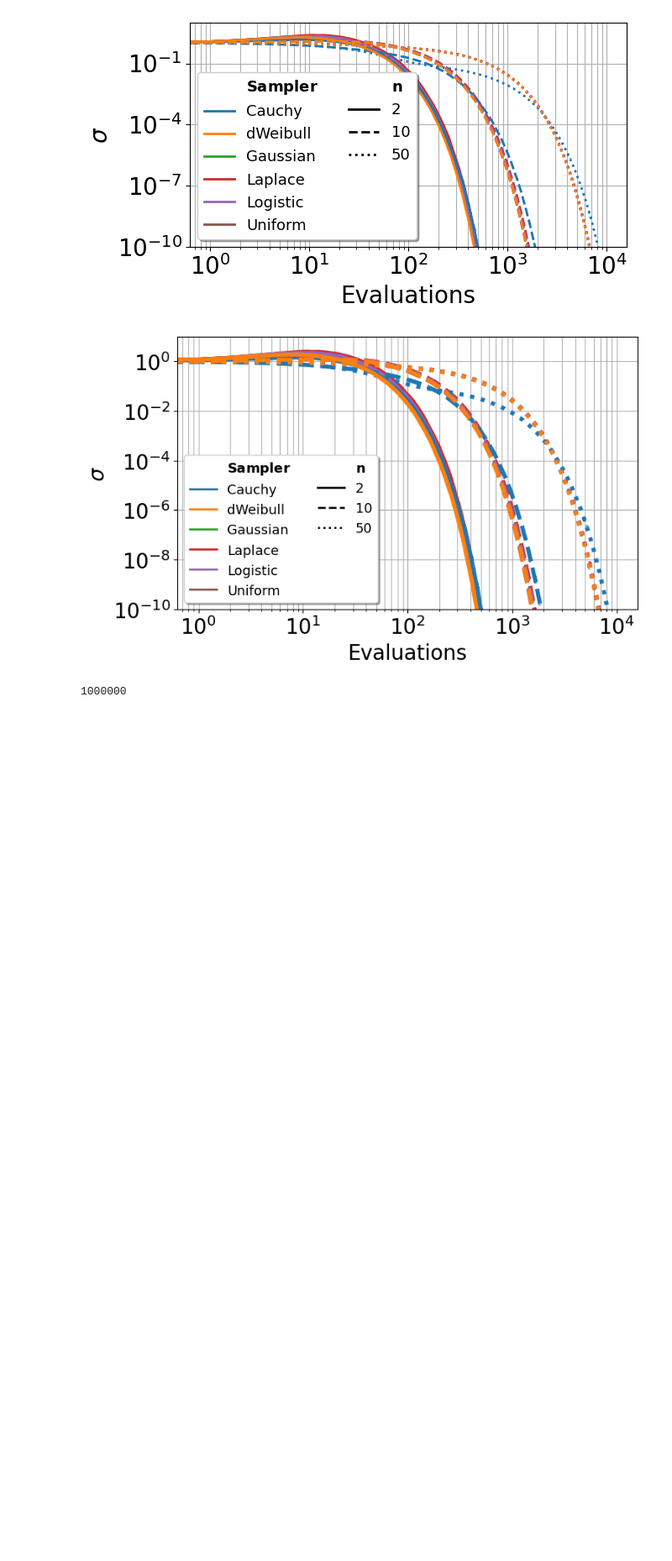
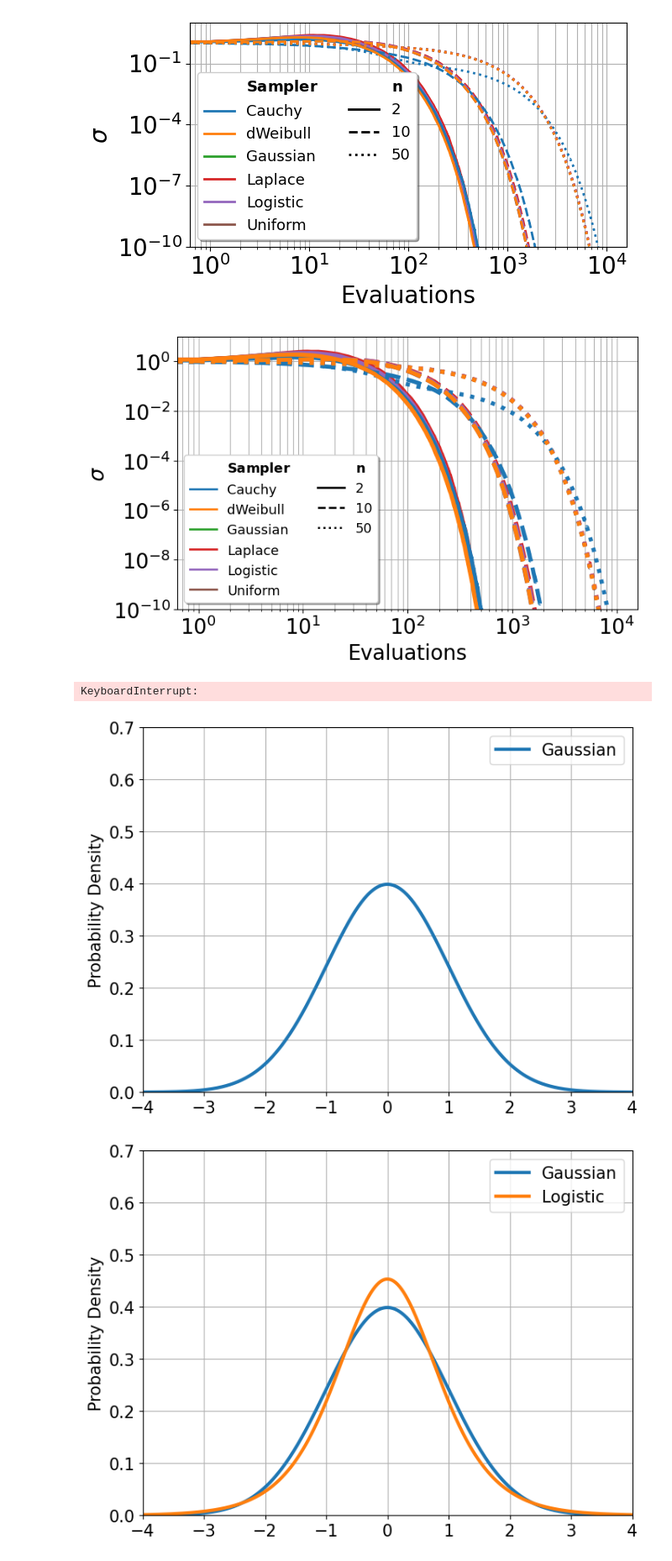
Before and after one commit to IOHprofiler/ModularCMAES, a Jupyter notebook: scripts/distributions/plots.ipynb, the cells around one changed output. Shown at 84% size. Cells and saved outputs as stored; diff of their text form; code cells hidden in the pictures; blank space fills up the shorter version.

```diff
--- a/scripts/distributions/plots.ipynb
+++ b/scripts/distributions/plots.ipynb
@@ -387,18 +387,18 @@ def time_sampler(sampler, n = 1_000_000):
     sampler(n)
     return perf_counter() - start
 
-# t = []
-# for label, sampler in zip(labels, samplers):
-#     times = [time_sampler(sampler) for _ in range(1000)]
-#     t.append((label, np.mean(times), np.std(times)))
+t = []
+for label, sampler in zip(labels, samplers):
+    times = [time_sampler(sampler) for _ in range(1000)]
+    t.append((label, np.mean(times), np.std(times)))
 
-# time_data = pl.DataFrame(t, schema=['sampler', 'mean', 'std'], orient='row')
+time_data = pl.DataFrame(t, schema=['sampler', 'mean', 'std'], orient='row')
 
-# time_sampler(samplers[2])
+time_sampler(samplers[2])
 
 samplers[2](10**6).size
 # %% [output]
-1000000
+KeyboardInterrupt:
 # %%
 plt.figure(figsize=(6, 3))
 p = plt.errorbar(
@@ -428,3 +428,35 @@ plt.yticks(color='red')
 ax2.set_ylim(*((np.array(ax1.get_ylim()) - g_time[0]) / g_time[0]))
 plt.tight_layout()
 plt.savefig("figures/time.pdf")
+# %%
+samplers = [
+    stats.norm(),
+    stats.logistic(scale=np.sqrt(3)/ np.pi),
+    stats.laplace(scale=1/np.sqrt(2)),
+    stats.uniform(loc=-np.sqrt(3), scale=np.sqrt(3)*2),
+    stats.dweibull(2.0, scale=1),
+    stats.cauchy(0, scale=1),
+]
+
+
+labels=["Gaussian", "Logistic", "Laplace", "Uniform", "dWeibull",  "Cauchy",]
+
+x = np.linspace(-4, 4, 500)
+for l in labels:
+    plt.figure(figsize=(8, 6))
+    for sampler, name in zip(samplers, labels):
+        y = sampler.pdf(x)
+        plt.plot(x, y, label=name, linewidth=3)
+        if name == l:
+            break
+
+    plt.legend()
+    plt.grid()
+    plt.ylim(0, .7)
+    plt.xlim(-4, 4)
+
+    plt.ylabel("Probability Density")
+    plt.savefig(f"figures/pdf_{l}.png")
+# %% [output]
+[figure, added]
+[figure, added]
```
Also changed, not shown: parts of 1 cell of this notebook, 1 other file.
